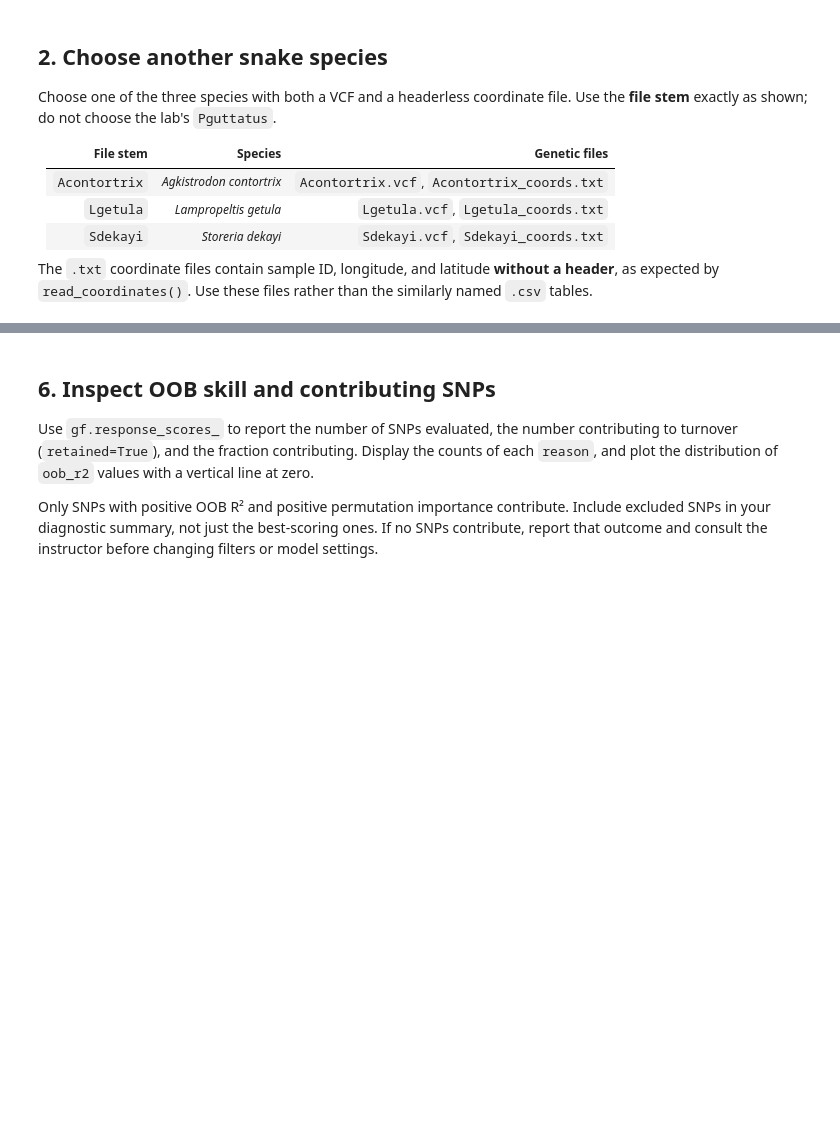
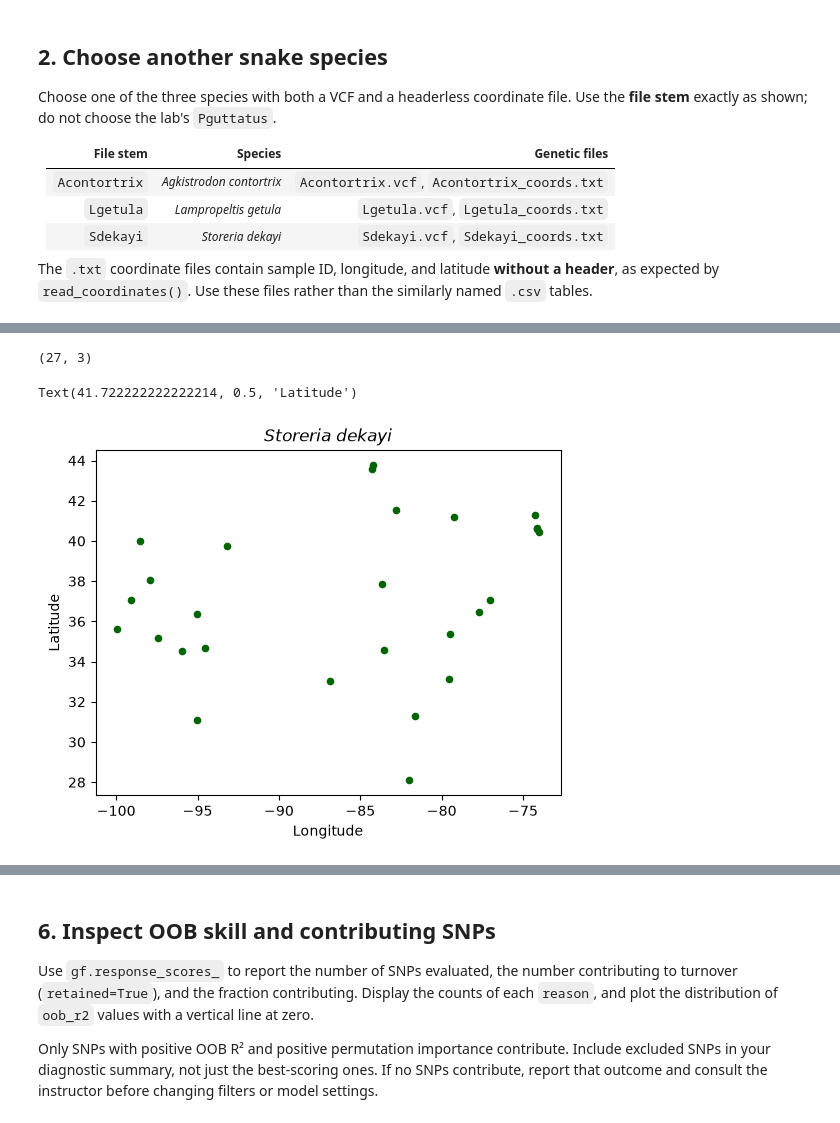
Before and after one commit to studentofwater/BIO597-SpatialBiodiversity, a Jupyter notebook: docs/assignments/Assignment-09-GradientForest.ipynb, the cells around one changed output, grey strips where cells are left out. Cells and saved outputs as stored; diff of their text form; code cells hidden in the pictures; blank space fills up the shorter version.

```diff
--- a/docs/assignments/Assignment-09-GradientForest.ipynb
+++ b/docs/assignments/Assignment-09-GradientForest.ipynb
@@ -53,7 +53,7 @@ Choose one of the three species with both a VCF and a headerless coordinate file
 
 The `.txt` coordinate files contain sample ID, longitude, and latitude **without a header**, as expected by `read_coordinates()`. Use these files rather than the similarly named `.csv` tables.
 # %%
-target_species = "YOUR_SPECIES_HERE"
+target_species = "Sdekayi"
 
 species_names = {
     "Acontortrix": "Agkistrodon contortrix",
@@ -91,6 +95,18 @@ Read `coords_path` into `sites` with `read_coordinates()`. Read `vcf_path` into
 Display the number of individuals and retained SNPs. Map the sample locations with a title naming your species. These points describe sampling, not the species' entire range.
 # %%
 # Read coordinates as sites.
+sites = read_coordinates(coords_path)
+
 # Read the VCF as genotypes, using samples=sites and all five settings above.
+genotypes = read_vcf(
+    vcf_path,
+    samples=sites,
+    min_call_rate=0.8, ## Missing data
+    min_maf=0.05, ## MAF fraction of variable sites
+    one_per_contig=True, ## LD filter
+    max_variants=256, ## subsample
+    random_state=42,
+)
+
 # Use genotypes.dosage.to_pandas().shape to inspect individuals × SNPs.
-# Print the dimensions and plot sites with a species title.
+genotypes.dosage.to_pandas()
@@ -97,3 +133,14 @@ Display the number of individuals and retained SNPs. Map the sample locations wi
+# %%
+# Print the dimensions and plot sites with a species title.
+print(sites.shape)
+ax = sites.plot(markersize=20, color="darkgreen", figsize=(6, 6))
+ax.set_title(species_name, fontstyle="italic")
+ax.set_xlabel("Longitude")
+ax.set_ylabel("Latitude")
+# %% [output]
+(27, 3)
+Text(41.722222222222214, 0.5, 'Latitude')
+[figure, added]
 # %% [markdown]
 **Interpretation:**
 
```
Also changed, not shown: parts of 24 cells of this notebook, 11 other files.
